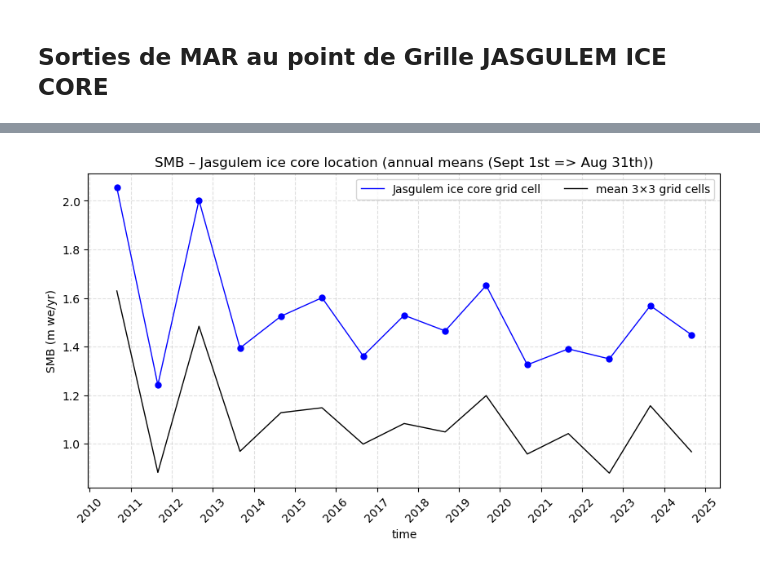
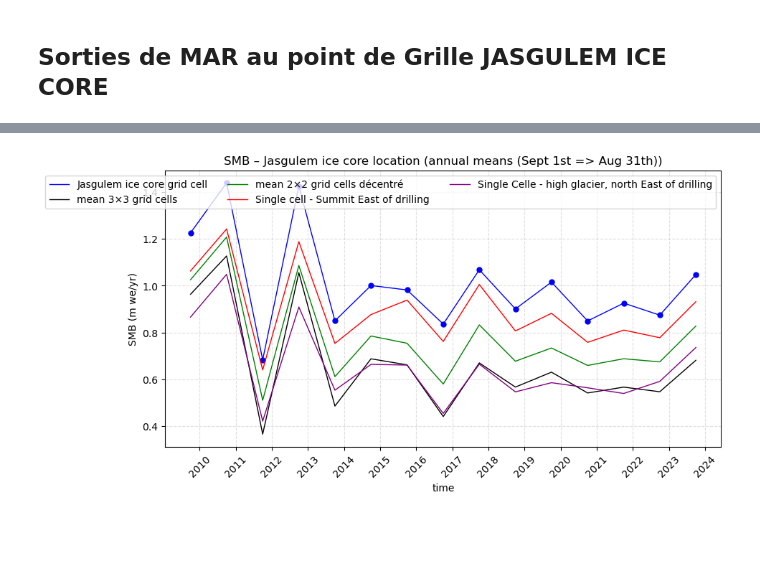
Before and after one commit to xfain/MAR_HMA, a Jupyter notebook: Pamir_domain/SMB.timeSeries_GRp.ipynb, the cells around one changed output, grey strips where cells are left out. Cells and saved outputs as stored; diff of their text form; code cells hidden in the pictures; blank space fills up the shorter version.

```diff
--- a/Pamir_domain/SMB.timeSeries_GRp.ipynb
+++ b/Pamir_domain/SMB.timeSeries_GRp.ipynb
@@ -270,7 +362,7 @@ ds_ME = ds_ME[:,k:-k,k:-k]
 variable='SMB'
 #"Surface Mass Balance (SMB~SF+RF-RU-SU-SW)"
 
-fileNameF= variable+'_mon_MARv3.14_ER5_spin2_'+domain_2+'_1980-2024.nc'
+fileNameF= variable+'_mon_MARv3.14_ER5_spin2_'+domain_2+'_1950-2024.nc'
 ds_SMB= xr.open_dataset(sourceData_1+fileNameF).SMB.isel(SECTOR=0).load()
 
 ds_SMB = ds_SMB.assign_coords(X=np.round(ds_SMB.X.values))
@@ -397,34 +516,57 @@ plt.show()
 # %%
 #SMB Annual (from Sept 1 to Aug 31, fpr comparison with ice core record)
 
 plt.figure(figsize=(10,5))
 
 # Point précis Jasgulem
 ds_SMB_jasg = ds_SMB.isel(Y=iY, X=iX)
-ds_SMB_jasg_annual = ds_SMB_jasg.resample(time="A-AUG").sum().sel(time=slice("2009-09-01", "2024-08-31"))/1000
+ds_SMB_jasg_annual = ds_SMB_jasg.resample(time="A-SEP").sum().sel(time=slice("2009-09-01", "2024-08-31"))/1000
 
 ds_SMB_jasg_annual.plot(label="Jasgulem ice core grid cell", linewidth=1, color="blue")
 
 plt.plot(ds_SMB_jasg_annual.time,
          ds_SMB_jasg_annual,
          'o', color='blue', markersize=5)
 
-# Moyenne 3×3
+# Moyenne 3×3 centrée
 ds_SMB_jasg_mean = ds_SMB.isel(Y=slice(iY-1, iY+2),
                                X=slice(iX-1, iX+2)).mean(dim=["Y", "X"])
-ds_SMB_jasg_mean_annual = ds_SMB_jasg_mean.resample(time="A-AUG").sum().sel(time=slice("2009-09-01", "2024-08-31"))/1000
+ds_SMB_jasg_mean_annual = ds_SMB_jasg_mean.resample(time="A-SEP").sum().sel(time=slice("2009-09-01", "2024-08-31"))/1000
 ds_SMB_jasg_mean_annual.plot(label="mean 3×3 grid cells", linewidth=1, color="black")
+
+# Moyenne 2×2 décentrée
+ds_SMB_jasg_mean = ds_SMB.isel(Y=slice(iY-1, iY+1),
+                               X=slice(iX, iX+2)).mean(dim=["Y", "X"])
+ds_SMB_jasg_mean_annual = ds_SMB_jasg_mean.resample(time="A-SEP").sum().sel(time=slice("2009-09-01", "2024-08-31"))/1000
+ds_SMB_jasg_mean_annual.plot(label="mean 2×2 grid cells décentré", linewidth=1, color="green")
+
+# # Moyenne 3×3 décentrée
+# ds_SMB_jasg_mean = ds_SMB.isel(Y=slice(iY-2, iY+1),
+#                                X=slice(iX, iX+3)).mean(dim=["Y", "X"])
+# ds_SMB_jasg_mean_annual = ds_SMB_jasg_mean.resample(time="A-SEP").sum().sel(time=slice("2009-09-01", "2024-08-31"))/1000
+# ds_SMB_jasg_mean_annual.plot(label="mean 3×3 grid cells décentré", linewidth=1, color="red")
+
+
+# maille plus haute que Jasgulem
+ds_SMB_jasg_mean = ds_SMB.isel(Y=iY,X=iX+1)
+ds_SMB_jasg_mean_annual = ds_SMB_jasg_mean.resample(time="A-SEP").sum().sel(time=slice("2009-09-01", "2024-08-31"))/1000
+ds_SMB_jasg_mean_annual.plot(label="Single cell - Summit East of drilling", linewidth=1, color="red")
+
+# maille #2 plus haute que Jasgulem
+ds_SMB_jasg_mean = ds_SMB.isel(Y=iY-1,X=iX+1)
+ds_SMB_jasg_mean_annual = ds_SMB_jasg_mean.resample(time="A-SEP").sum().sel(time=slice("2009-09-01", "2024-08-31"))/1000
+ds_SMB_jasg_mean_annual.plot(label="Single Celle - high glacier, north East of drilling", linewidth=1, color="purple")
 
 ax = plt.gca()
 ax.xaxis.set_major_locator(mdates.YearLocator(1))
 ax.xaxis.set_major_formatter(mdates.DateFormatter('%Y'))
 plt.xticks(rotation=45)
 
 plt.legend(ncol=3)
 plt.title("SMB – Jasgulem ice core location (annual means (Sept 1st => Aug 31th))")
 plt.ylabel("SMB (m we/yr)")
 
 plt.grid(True, linestyle="--", alpha=0.4)
 plt.show()
 # %% [output]
-[figure, old version]
+[figure, new version]
```
Also changed, not shown: parts of 42 cells of this notebook, 3 other files.
